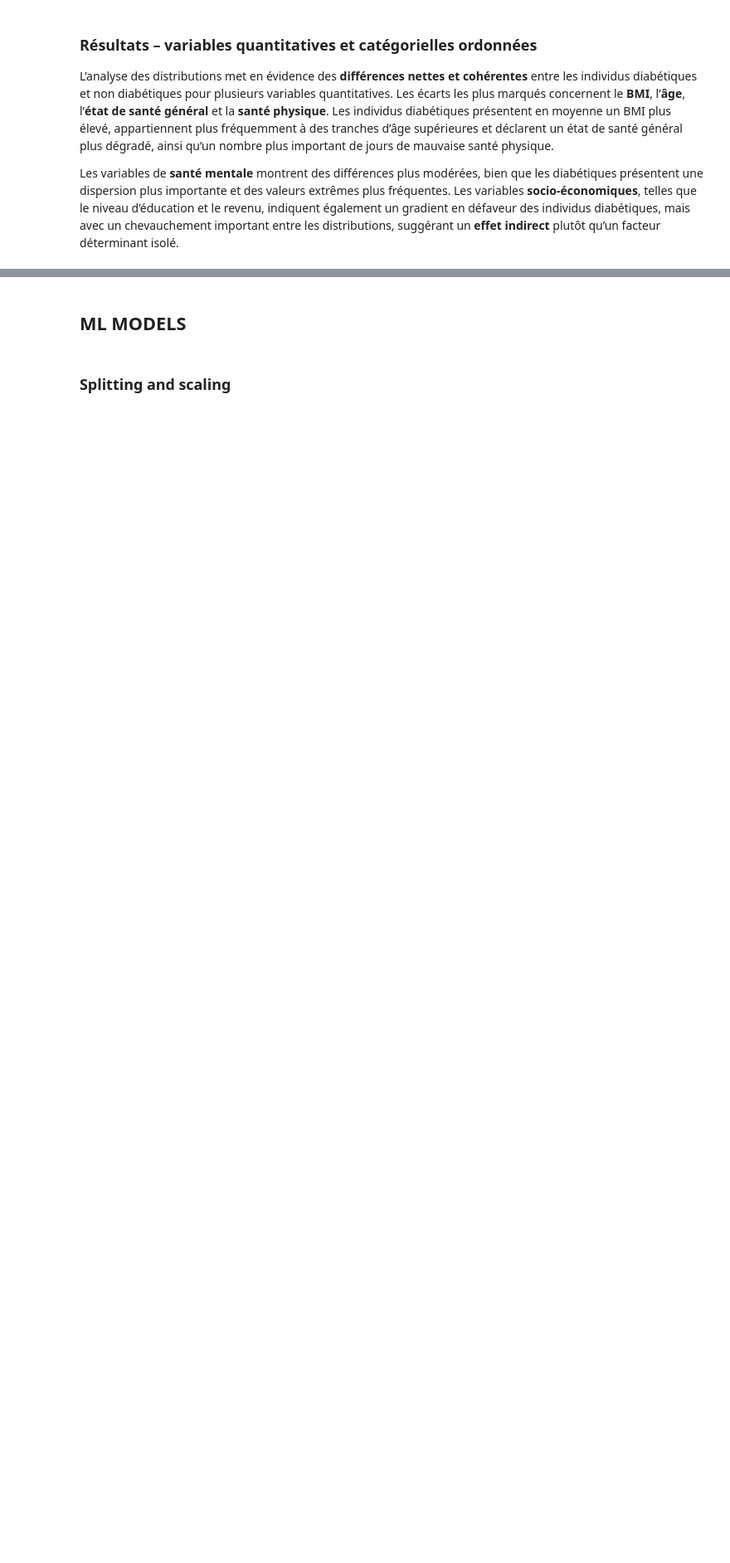
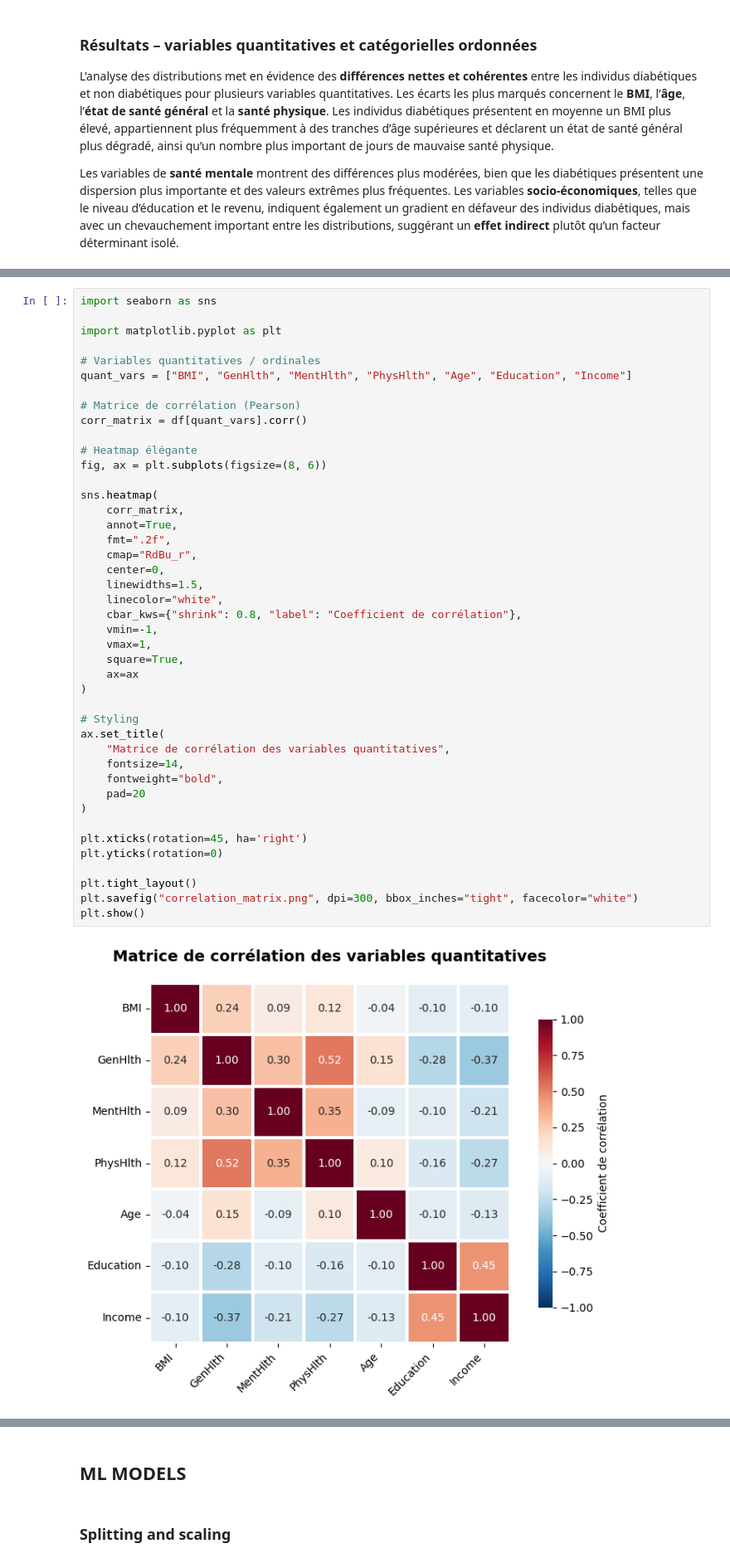
Before and after one commit to DomNoutsGit/Applied-Statistical-Learning-Projet-, a Jupyter notebook: ASL.ipynb, the cells around one changed output, grey strips where cells are left out. Shown at 83% size. Drawn from its saved outputs; the diff is of its cells as text; blank space fills up the shorter version.

```diff
--- a/ASL.ipynb
+++ b/ASL.ipynb
@@ -523,0 +599,45 @@ for col in vars_to_plot:
+# %%
+import seaborn as sns
+
+import matplotlib.pyplot as plt
+
+# Variables quantitatives / ordinales
+quant_vars = ["BMI", "GenHlth", "MentHlth", "PhysHlth", "Age", "Education", "Income"]
+
+# Matrice de corrélation (Pearson)
+corr_matrix = df[quant_vars].corr()
+
+# Heatmap élégante
+fig, ax = plt.subplots(figsize=(8, 6))
+
+sns.heatmap(
+    corr_matrix,
+    annot=True,
+    fmt=".2f",
+    cmap="RdBu_r",
+    center=0,
+    linewidths=1.5,
+    linecolor="white",
+    cbar_kws={"shrink": 0.8, "label": "Coefficient de corrélation"},
+    vmin=-1,
+    vmax=1,
+    square=True,
+    ax=ax
+)
+
+# Styling
+ax.set_title(
+    "Matrice de corrélation des variables quantitatives",
+    fontsize=14,
+    fontweight="bold",
+    pad=20
+)
+
+plt.xticks(rotation=45, ha='right')
+plt.yticks(rotation=0)
+
+plt.tight_layout()
+plt.savefig("correlation_matrix.png", dpi=300, bbox_inches="tight", facecolor="white")
+plt.show()
+# %% [output]
+[figure, added]
```
Also changed, not shown: parts of 11 cells of this notebook, 1 other file.
